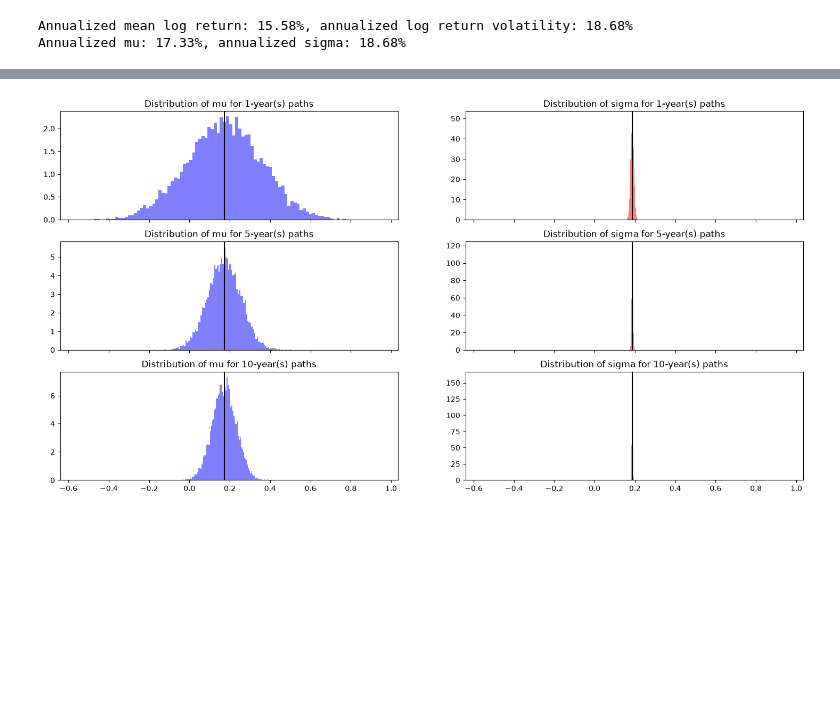
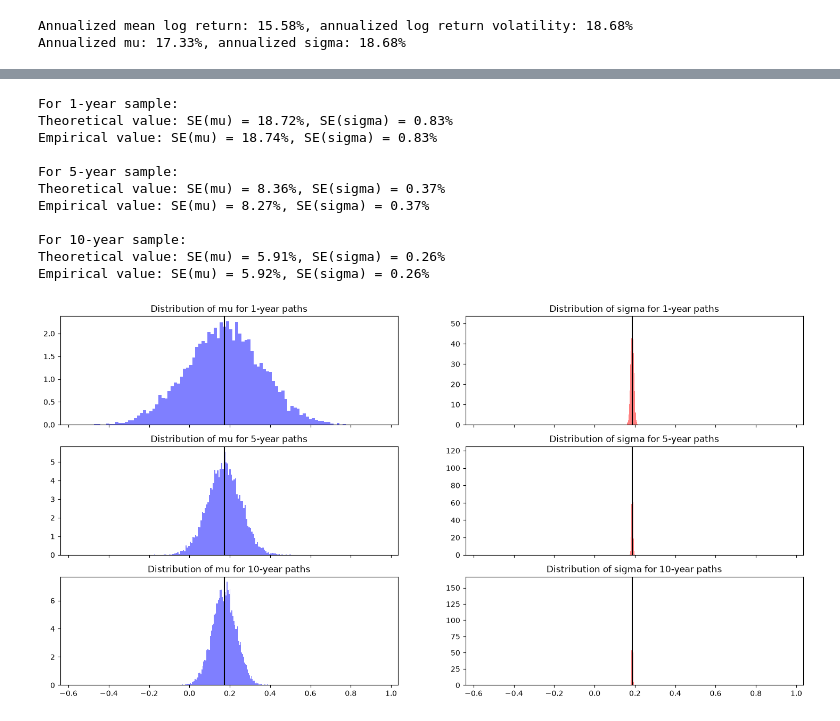
Before and after one commit to victornguyen1003/option-pricing-101, a Jupyter notebook: notebooks/1_returns_volatility_and_gbm.ipynb, the cells around one changed output, grey strips where cells are left out. Drawn from its saved outputs; the diff is of its cells as text; code cells hidden in the pictures; blank space fills up the shorter version.

```diff
--- a/notebooks/1_returns_volatility_and_gbm.ipynb
+++ b/notebooks/1_returns_volatility_and_gbm.ipynb
@@ -147,7 +147,8 @@ Annualized mean log return: 15.58%, annualized log return volatility: 18.68%
 Annualized mu: 17.33%, annualized sigma: 18.68%
 # %%
 S0 = close[0][0]
-T = len(close)
+n_prices = len(close)
+n_returns = n_prices - 1
 simulated_prices: List[float] = [S0]
 
 rng = np.random.default_rng(seed=103)
@@ -156,7 +157,7 @@ daily_mu = annualized_mu / 252
 daily_sigma = annualized_sigma / np.sqrt(252)
 
 S_prev = S0;
-for t in range(T-1):
+for t in range(n_returns):
     St = S_prev * np.exp((daily_mu - 1/2 * daily_sigma**2) + daily_sigma * rng.normal())
     S_prev = St
     simulated_prices.append(St)
@@ -165,8 +166,8 @@ print(f"Simulated prices of size {len(simulated_prices)}: {simulated_prices}")
 
 fig, ax = plt.subplots(figsize=(12,6))
 
-ax.plot(days, simulated_prices, alpha=0.5, color='r', label='Simulated price')
-ax.plot(days, close, alpha=0.5, color='b', label='Observed price')
+ax.plot(price_days, simulated_prices, alpha=0.5, color='r', label='Simulated price')
+ax.plot(price_days, close, alpha=0.5, color='b', label='Observed price')
 
 ax.set_title("Observed price v.s. simulated price over time")
 ax.legend()
@@ -178,6 +179,6 @@ Simulated prices of size 249: [np.float64(5942.47021484375), np.float64(6023.860
 # %%
 simulations = [1, 100, 10000]
-dt = np.ones(shape=(T-1,))
+dt = np.ones(shape=(n_returns,))
 t = np.cumsum(dt)
 
 simulated_prices: Dict[int, np.ndarray] = {}
@@ -185,7 +186,7 @@ simulated_prices: Dict[int, np.ndarray] = {}
 for simulation in simulations:
     rng = np.random.default_rng(seed=103)
 
-    dW = rng.normal(size=(simulation, T-1))
+    dW = rng.normal(size=(simulation, n_returns))
     Wt = np.cumsum(dW, axis=1)
     St = S0 * np.exp((daily_mu - 1/2 * daily_sigma**2) * t + daily_sigma * Wt)
 
@@ -196,8 +197,8 @@ for simulation in simulations:
 
 fig, axes = plt.subplots(figsize=(12, 12), nrows=3)
 for ax, simulation in zip(axes, simulations):
-    ax.plot(days, simulated_prices[simulation], alpha=0.5)
-    ax.plot(days, close, label='Observed price', color='k')
+    ax.plot(price_days, simulated_prices[simulation], alpha=0.5)
+    ax.plot(price_days, close, label='Observed price', color='k')
     ax.set_title(f"Observed price v.s. {simulation} simulated price paths")
     ax.legend()
 
@@ -287,14 +308,17 @@ mus: Dict[int, List[float]] = defaultdict(list)
 sigmas: Dict[int, List[float]] = defaultdict(list)
 
 for year in years:
-    T = year * 252
 
-    dt = np.ones(shape=(T-1,))
+    # Generate simulated prices
+    n_prices = year * 252
+    n_returns = n_prices - 1
+
+    dt = np.ones(shape=(n_returns,))
     t = np.cumsum(dt)
 
     rng = np.random.default_rng(seed=103)
 
-    dW = rng.normal(size=(10000, T-1))
+    dW = rng.normal(size=(10000, n_returns))
     Wt = np.cumsum(dW, axis=1)
     St = S0 * np.exp((daily_mu - 1/2 * daily_sigma**2) * t + daily_sigma * Wt)
 
@@ -303,6 +327,7 @@ for year in years:
 
     simulated_prices[year] = St
 
+    # Calculate parameters
     for sim in range(10000):
         prices = simulated_prices[year][:,sim]
         lagged_prices = prices[:-lag]
@@ -312,32 +337,56 @@ for year in years:
 
         mean, std, mu, sigma = calculate_parameters(log_returns)
 
         mus[year].append(mu)
         sigmas[year].append(sigma)
+
+    # Calculate theoretical and empirical SE of mu and sigma
+    T = n_returns
+    theoretical_se_mu = 252 * np.sqrt(daily_sigma**2 / T + daily_sigma**4 / (2 * (n_returns-1)))
+    theoretical_se_sigma = np.sqrt(252) * daily_sigma / np.sqrt(2 * n_returns)
+
+    empirical_se_mu = np.std(mus[year], ddof=1)
+    empirical_se_sigma = np.std(sigmas[year], ddof=1)
+
+    print(f"For {year}-year sample:")
+    print(f"Theoretical value: SE(mu) = {theoretical_se_mu*100:.2f}%, SE(sigma) = {theoretical_se_sigma*100:.2f}%")
+    print(f"Empirical value: SE(mu) = {empirical_se_mu*100:.2f}%, SE(sigma) = {empirical_se_sigma*100:.2f}%")
+    print()
 
 map = {
     (0,0): (1, mus[1]), (1,0): (5, mus[5]), (2,0): (10, mus[10]),
     (0,1): (1, sigmas[1]), (1,1): (5, sigmas[5]), (2,1): (10,sigmas[10])
     }
 
 fig, ax = plt.subplots(figsize=(18,9), nrows=3, ncols=2, sharex=True)
 
 for x, y in map.keys():
     year, estimators = map[(x,y)]
 
     if y == 0:
         color = 'b'
         vline = annualized_mu
         param = "mu"
     elif y == 1:
         color = 'r'
         vline = annualized_sigma
         param = "sigma"
 
     ax[x][y].hist(estimators, bins=100, color=color, alpha=0.5, density=True)
     ax[x][y].axvline(vline, color='k')
-    ax[x][y].set_title(f"Distribution of {param} for {year}-year(s) paths")
+    ax[x][y].set_title(f"Distribution of {param} for {year}-year paths")
 
 plt.show()
 # %% [output]
+For 1-year sample:
+Theoretical value: SE(mu) = 18.72%, SE(sigma) = 0.83%
+Empirical value: SE(mu) = 18.74%, SE(sigma) = 0.83%
+
+For 5-year sample:
+Theoretical value: SE(mu) = 8.36%, SE(sigma) = 0.37%
+Empirical value: SE(mu) = 8.27%, SE(sigma) = 0.37%
+
+For 10-year sample:
+Theoretical value: SE(mu) = 5.91%, SE(sigma) = 0.26%
+Empirical value: SE(mu) = 5.92%, SE(sigma) = 0.26%
-[figure, old version]
+[figure, new version]
```
Also changed, not shown: parts of 8 cells of this notebook.
